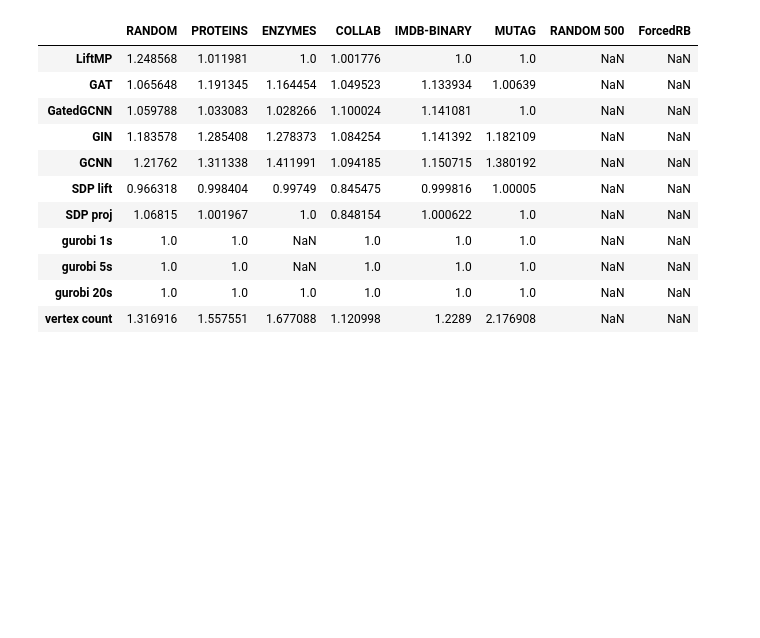
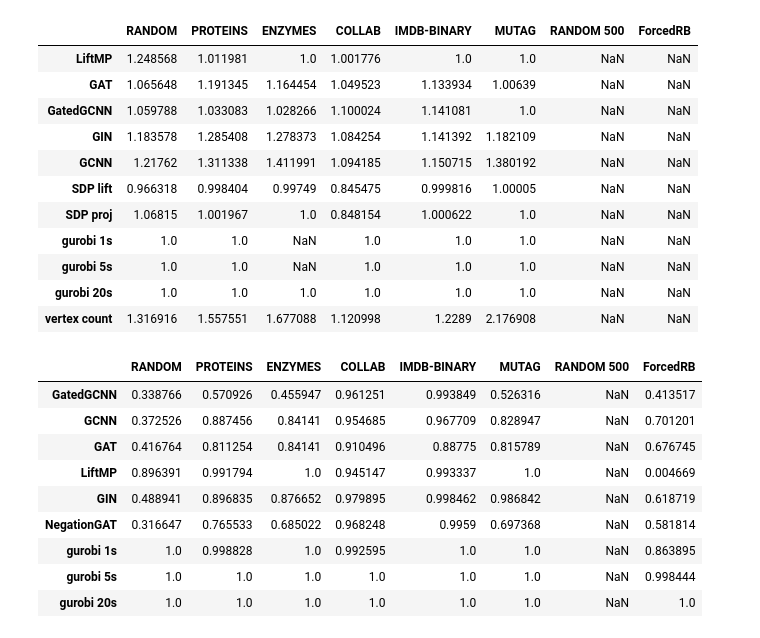
Before and after one commit to penlu/bespoke-gnn4do, a Jupyter notebook: ipynb/tabulate.ipynb, the cells around one changed output. Saved outputs shown, nothing was run; the diff lists cells and outputs as text; code cells hidden in the pictures; blank space fills up the shorter version.

```diff
--- a/ipynb/tabulate.ipynb
+++ b/ipynb/tabulate.ipynb
@@ -289,6 +351,9 @@ for dataset in dataset_names:
 vc_norms = vc_scores.copy()
 for dataset in dataset_names:
     vc_norms[dataset] = vc_scores[dataset] / vc_scores.at['gurobi 20s', dataset]
+clique_norms = clique_scores.copy()
+for dataset in dataset_names:
+    clique_norms[dataset] = clique_scores[dataset] / clique_scores.at['gurobi 20s', dataset]
 # %%
 maxcut_norms
 # %% [output]
@@ -319,3 +384,16 @@ vc_norms
 | gurobi 5s | 1.0 | 1.0 | NaN | 1.0 | 1.0 | 1.0 | NaN | NaN |
 | gurobi 20s | 1.0 | 1.0 | 1.0 | 1.0 | 1.0 | 1.0 | NaN | NaN |
 | vertex count | 1.316916 | 1.557551 | 1.677088 | 1.120998 | 1.2289 | 2.176908 | NaN | NaN |
+# %%
+clique_norms
+# %% [output]
+|  | RANDOM | PROTEINS | ENZYMES | COLLAB | IMDB-BINARY | MUTAG | RANDOM 500 | ForcedRB |
+| GatedGCNN | 0.338766 | 0.570926 | 0.455947 | 0.961251 | 0.993849 | 0.526316 | NaN | 0.413517 |
+| GCNN | 0.372526 | 0.887456 | 0.84141 | 0.954685 | 0.967709 | 0.828947 | NaN | 0.701201 |
+| GAT | 0.416764 | 0.811254 | 0.84141 | 0.910496 | 0.88775 | 0.815789 | NaN | 0.676745 |
+| LiftMP | 0.896391 | 0.991794 | 1.0 | 0.945147 | 0.993337 | 1.0 | NaN | 0.004669 |
+| GIN | 0.488941 | 0.896835 | 0.876652 | 0.979895 | 0.998462 | 0.986842 | NaN | 0.618719 |
+| NegationGAT | 0.316647 | 0.765533 | 0.685022 | 0.968248 | 0.9959 | 0.697368 | NaN | 0.581814 |
+| gurobi 1s | 1.0 | 0.998828 | 1.0 | 0.992595 | 1.0 | 1.0 | NaN | 0.863895 |
+| gurobi 5s | 1.0 | 1.0 | 1.0 | 1.0 | 1.0 | 1.0 | NaN | 0.998444 |
+| gurobi 20s | 1.0 | 1.0 | 1.0 | 1.0 | 1.0 | 1.0 | NaN | 1.0 |
```
Also changed, not shown: parts of 6 cells of this notebook.
